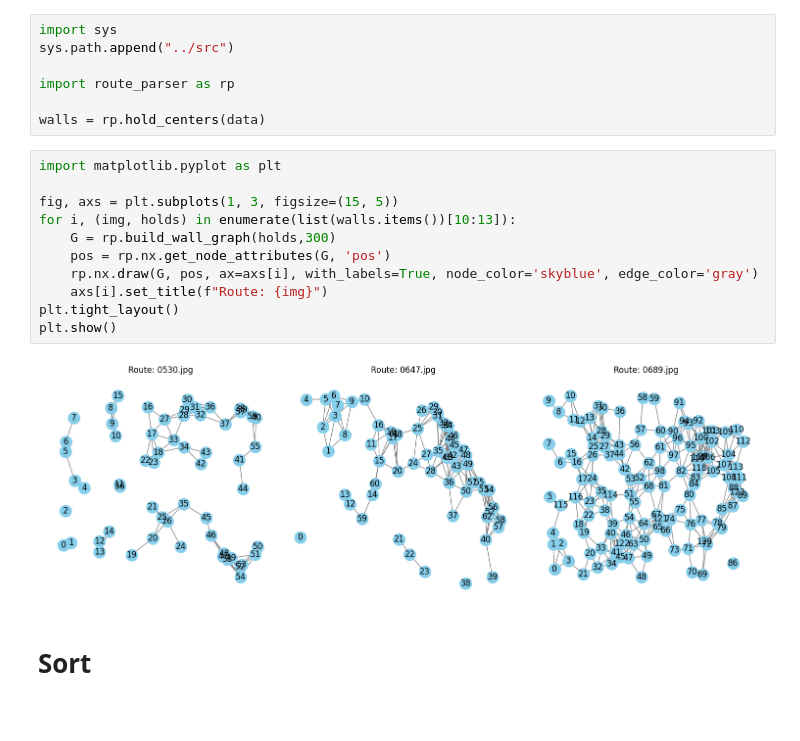
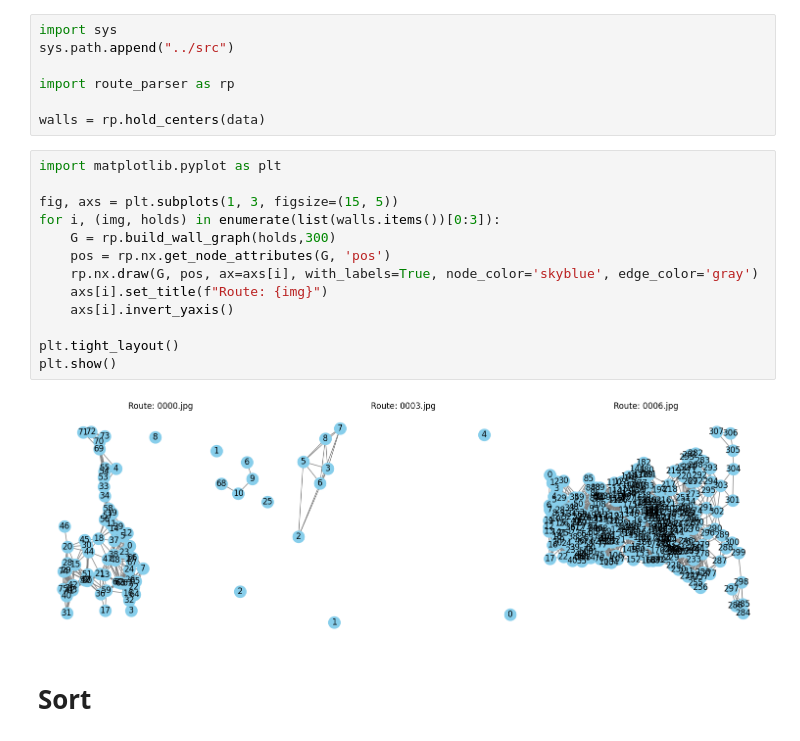
Before and after one commit to Alger3/Climbing_Model, a Jupyter notebook: data/parse_and_plot_routes.ipynb, the cells around one changed output. Drawn from its saved outputs; the diff is of its cells as text.

```diff
--- a/data/parse_and_plot_routes.ipynb
+++ b/data/parse_and_plot_routes.ipynb
@@ -26,16 +26,18 @@ walls = rp.hold_centers(data)
 # %%
 import matplotlib.pyplot as plt
 
 fig, axs = plt.subplots(1, 3, figsize=(15, 5))
-for i, (img, holds) in enumerate(list(walls.items())[10:13]):
+for i, (img, holds) in enumerate(list(walls.items())[0:3]):
     G = rp.build_wall_graph(holds,300)
     pos = rp.nx.get_node_attributes(G, 'pos')
     rp.nx.draw(G, pos, ax=axs[i], with_labels=True, node_color='skyblue', edge_color='gray')
     axs[i].set_title(f"Route: {img}")
+    axs[i].invert_yaxis()
+
 plt.tight_layout()
 plt.show()
 # %% [output]
-[figure, old version]
+[figure, new version]
 # %% [markdown]
 # Sort
 # %%
```
Also changed, not shown: parts of 5 cells of this notebook.
